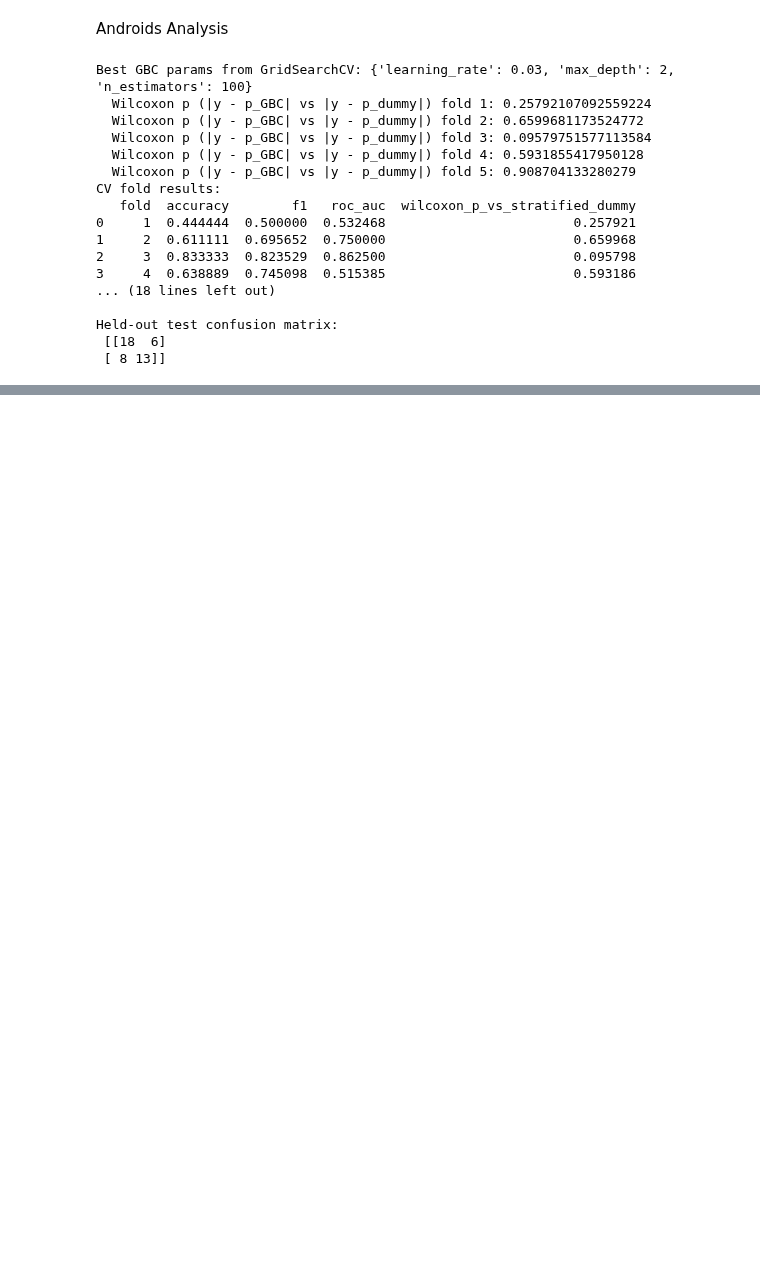
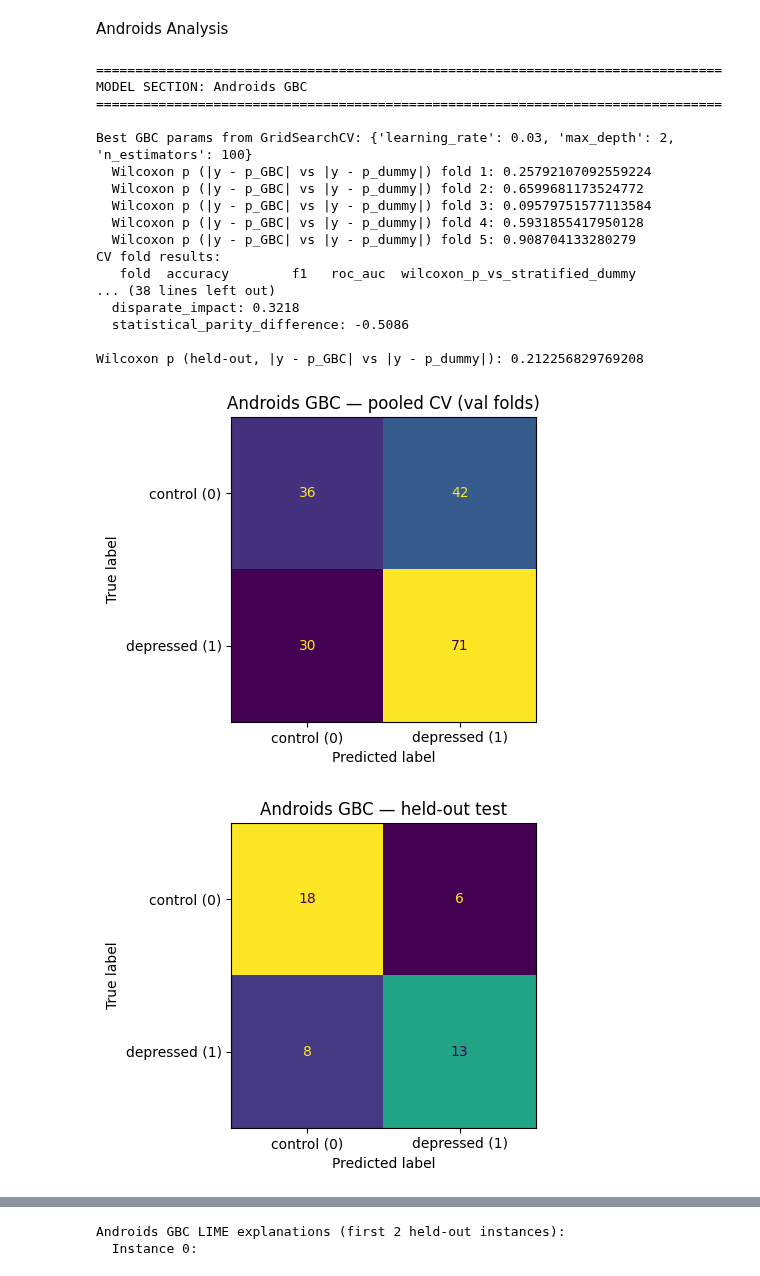
Before and after one commit to JanUher/ASMHI-Research-Project, a Jupyter notebook: notebooks/Models/Gradient_Boosting copy.ipynb, the cells around one changed output, grey strips where cells are left out. Saved outputs shown, nothing was run; the diff lists cells and outputs as text; code cells hidden in the pictures; blank space fills up the shorter version.

```diff
--- a/notebooks/Models/Gradient_Boosting copy.ipynb
+++ b/notebooks/Models/Gradient_Boosting copy.ipynb
@@ -849,6 +1598,8 @@ from scipy.stats import wilcoxon
 
 dataset = Path("C:/Users/janku/Documents/KCL/Research Project/Research Project/data/processed/androids_model_dataset_basic.csv")
 # Load
+log_model_section("Androids GBC")
+
 df = pd.read_csv(dataset)
 
 meta_cols = [
@@ -978,44 +1729,81 @@ test_summary_df = pd.DataFrame([{
 print("\nHeld-out test results:")
 print(test_summary_df)
 
+test_subgroups = make_subgroup_frame(df.iloc[test_idx])
+print_subgroup_results(
+    "Androids GBC",
+    y_test,
+    test_preds,
+    test_proba,
+    test_subgroups,
+    df.iloc[test_idx],
+)
+
 dummy_t = DummyClassifier(strategy="stratified", random_state=42)
 dummy_t.fit(X_train_full, y_train_full)
 p_dum_t = dummy_t.predict_proba(X_test)[:, 1]
 e_gb = np.abs(y_test - test_proba)
 e_du = np.abs(y_test - p_dum_t)
 if len(e_gb) >= 2 and not np.allclose(e_gb, e_du):
     w_held = float(wilcoxon(e_gb, e_du, zero_method="wilcox", mode="auto").pvalue)
 else:
     w_held = float("nan")
 print("\nWilcoxon p (held-out, |y - p_GBC| vs |y - p_dummy|):", w_held)
 
 cm_cv = confusion_matrix_for_display(
     cv_y_true,
     cv_y_pred,
     title="Androids GBC — pooled CV (val folds)",
 )
 cm_test = confusion_matrix_for_display(
     y_test,
     test_preds,
     title="Androids GBC — held-out test",
 )
 print("\nPooled CV confusion matrix:\n", cm_cv)
 print("\nHeld-out test confusion matrix:\n", cm_test)
+
+record_standard_model_outputs(
+    "Androids GBC",
+    split_info={
+        "train_rows": len(train_idx),
+        "test_rows": len(test_idx),
+        "train_participants": len(np.unique(groups_train)),
+        "test_participants": len(np.unique(groups_test)),
+    },
+    best_params=best_gbc_params,
+    cv_folds=cv_results_df,
+    cv_summary=cv_summary_df,
+    test_summary=test_summary_df,
+    wilcoxon={"held_out_gbc_vs_stratified_dummy": w_held},
+    confusion_matrices={"cv_pooled": cm_cv, "held_out_test": cm_test},
+)
+
+run_shap_lime_explanations(
+    "Androids GBC",
+    final_model,
+    X_train_full,
+    X_test,
+    feature_cols,
+    mode="classification",
+)
 # %% [output]
+================================================================================
+MODEL SECTION: Androids GBC
+================================================================================
+
 Best GBC params from GridSearchCV: {'learning_rate': 0.03, 'max_depth': 2, 'n_estimators': 100}
   Wilcoxon p (|y - p_GBC| vs |y - p_dummy|) fold 1: 0.25792107092559224
   Wilcoxon p (|y - p_GBC| vs |y - p_dummy|) fold 2: 0.6599681173524772
   Wilcoxon p (|y - p_GBC| vs |y - p_dummy|) fold 3: 0.09579751577113584
   Wilcoxon p (|y - p_GBC| vs |y - p_dummy|) fold 4: 0.5931855417950128
   Wilcoxon p (|y - p_GBC| vs |y - p_dummy|) fold 5: 0.908704133280279
 CV fold results:
    fold  accuracy        f1   roc_auc  wilcoxon_p_vs_stratified_dummy
-0     1  0.444444  0.500000  0.532468                        0.257921
-1     2  0.611111  0.695652  0.750000                        0.659968
-2     3  0.833333  0.823529  0.862500                        0.095798
-3     4  0.638889  0.745098  0.515385                        0.593186
-... (18 lines left out)
+... (38 lines left out)
+  disparate_impact: 0.3218
+  statistical_parity_difference: -0.5086
 
-Held-out test confusion matrix:
- [[18  6]
- [ 8 13]]
+Wilcoxon p (held-out, |y - p_GBC| vs |y - p_dummy|): 0.212256829769208
+[figure, added]
+[figure, added]
@@ -1021,0 +1820,2 @@ Held-out test confusion matrix:
+Androids GBC LIME explanations (first 2 held-out instances):
+  Instance 0:
```
Also changed, not shown: parts of 8 cells of this notebook, 39 other files.
